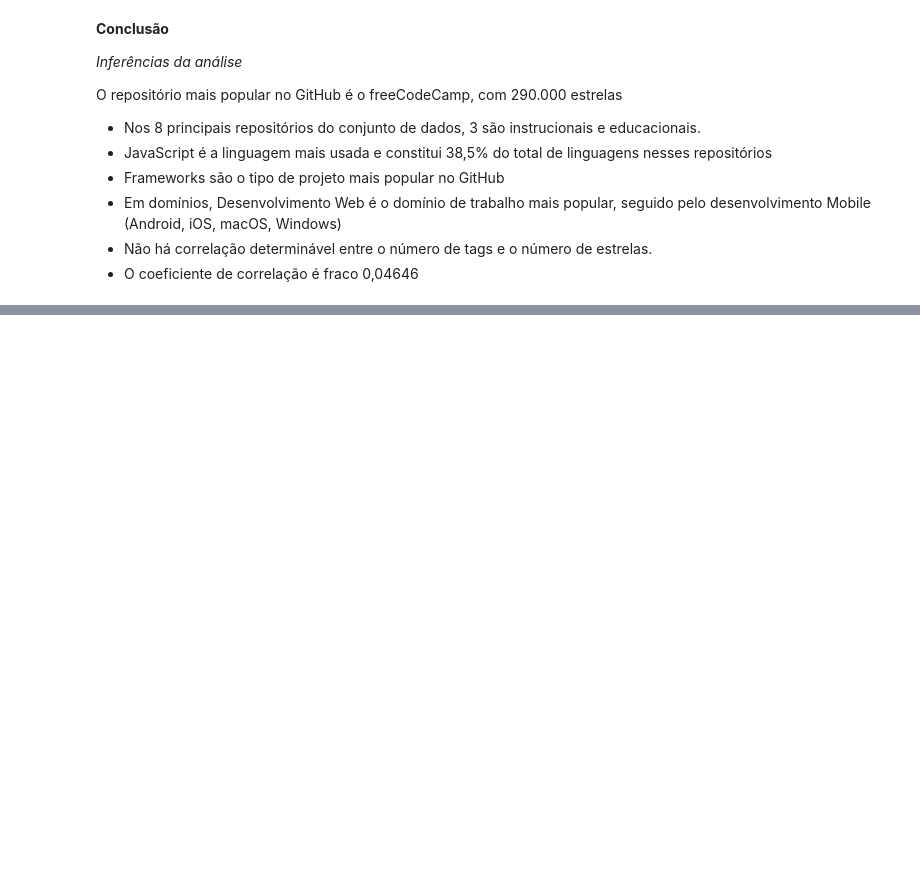
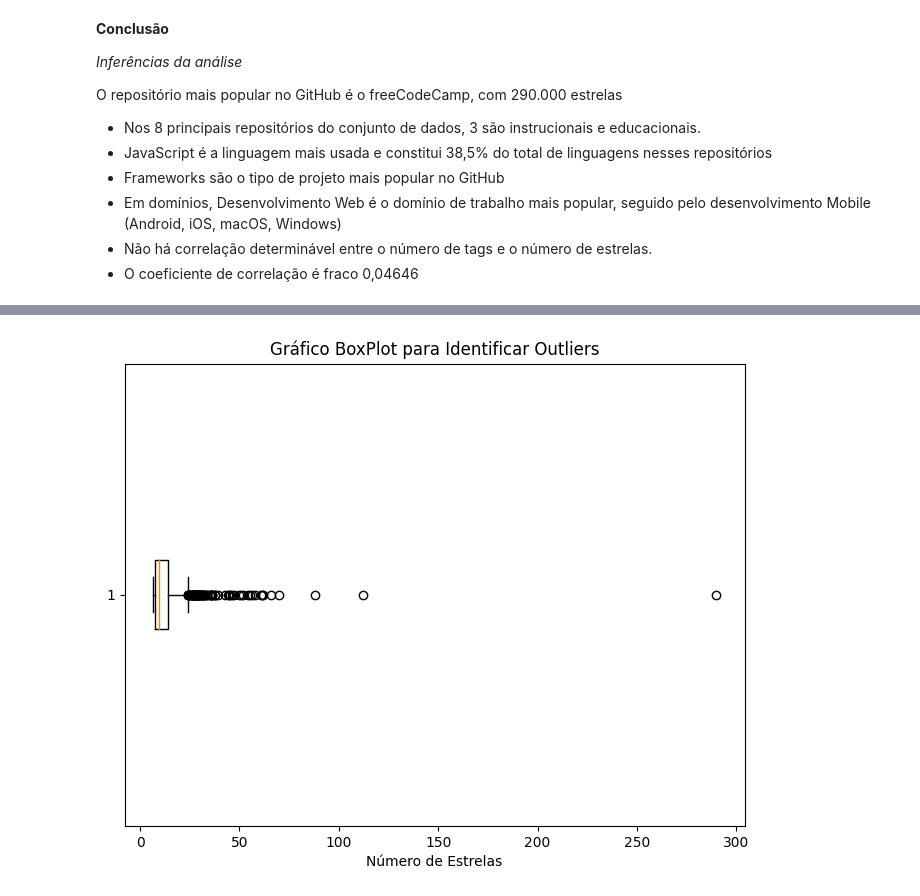
Before and after one commit to jullysilva/TES_ATVS, a Jupyter notebook: GitHub_Repo_2.ipynb, the cells around one changed output, grey strips where cells are left out. Drawn from its saved outputs; the diff is of its cells as text; code cells hidden in the pictures; blank space fills up the shorter version.

```diff
--- a/GitHub_Repo_2.ipynb
+++ b/GitHub_Repo_2.ipynb
@@ -346,0 +399,9 @@ See the caveats in the documentation: https://pandas.pydata.org/pandas-docs/stab
+# %%
+# Gerando um gráfico de caixa para identificar outliers
+plt.figure(figsize=(8, 6))
+plt.boxplot(git_df['Number of Stars'], vert=False)
+plt.xlabel('Número de Estrelas')
+plt.title('Gráfico BoxPlot para Identificar Outliers')
+plt.show()
+# %% [output]
+[figure, added]
```
Also changed, not shown: parts of 9 cells of this notebook.
